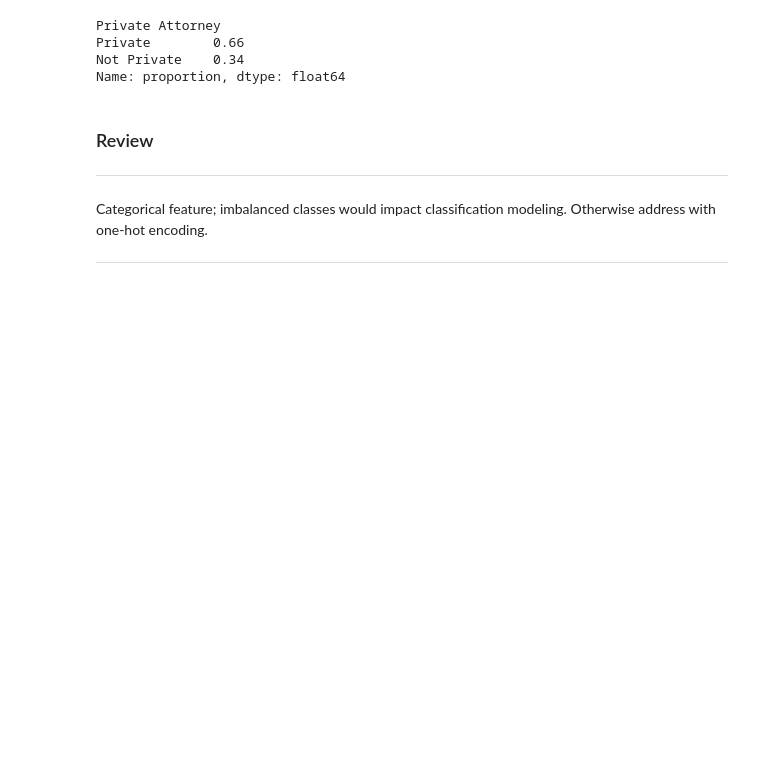
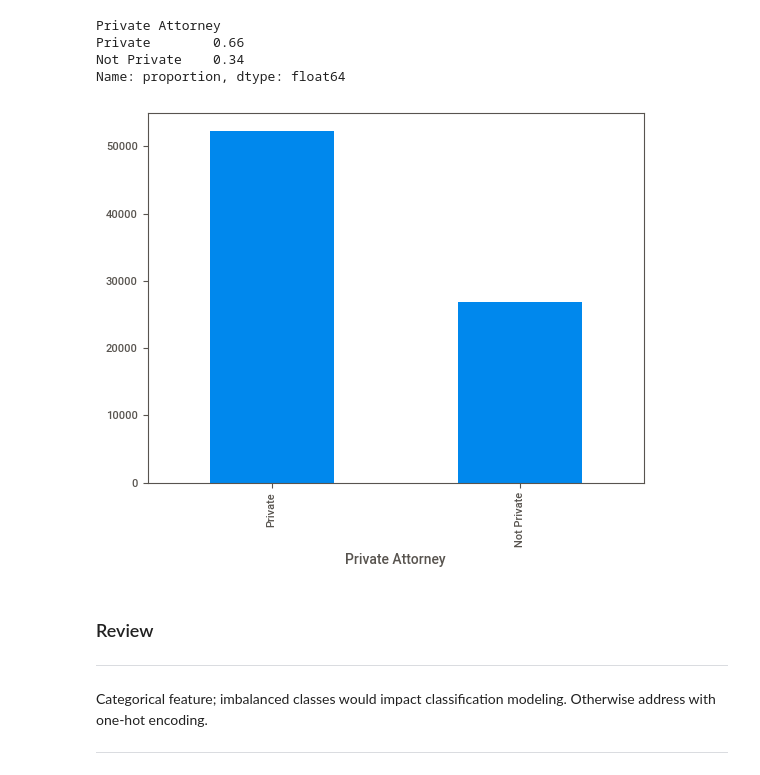
Before and after one commit to BenJMcCarty/Medical_Malpractice_Dataset, a Jupyter notebook: notebooks/EDA.ipynb, the cells around one changed output. Cells and saved outputs as stored; diff of their text form; code cells hidden in the pictures; blank space fills up the shorter version.

```diff
--- a/notebooks/EDA.ipynb
+++ b/notebooks/EDA.ipynb
@@ -260,6 +244,10 @@ Private Attorney
 Private        0.66
 Not Private    0.34
 Name: proportion, dtype: float64
+# %%
+df['Private Attorney'].value_counts().plot(kind = 'bar');
+# %% [output]
+[figure, added]
 # %% [markdown]
 ### Review
 
```
Also changed, not shown: parts of 9 cells of this notebook, 1 other file.
